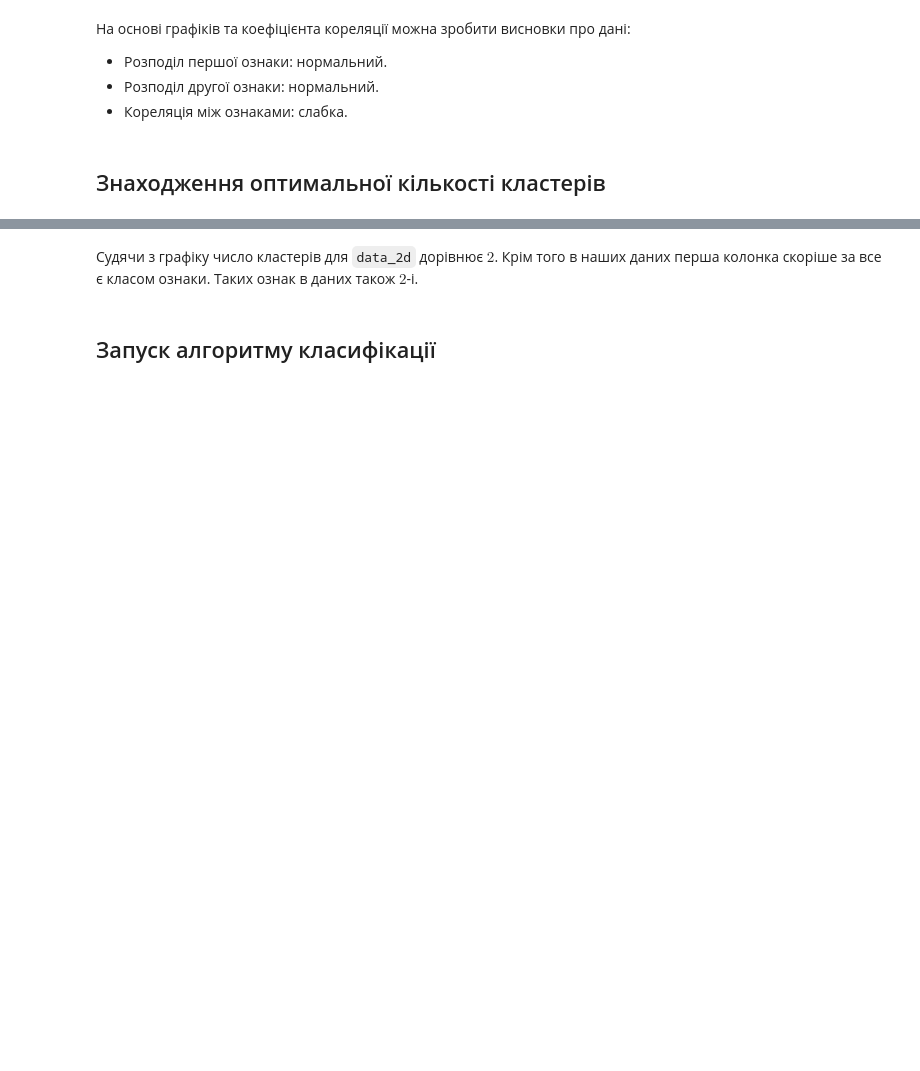
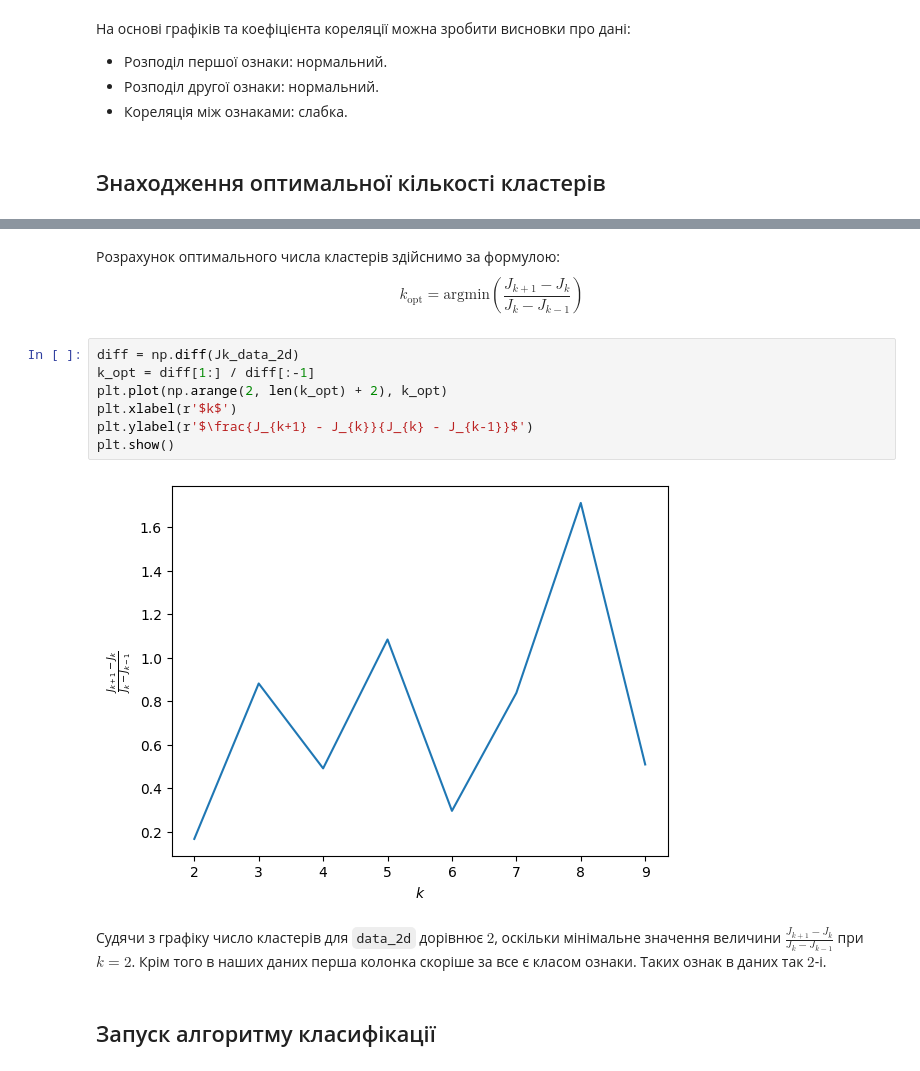
Before and after one commit to sergiokapone/DataScience, a Jupyter notebook: Hw6/Hw6.ipynb, the cells around one changed output, grey strips where cells are left out. Drawn from its saved outputs; the diff is of its cells as text; blank space fills up the shorter version.

```diff
--- a/Hw6/Hw6.ipynb
+++ b/Hw6/Hw6.ipynb
@@ -229,8 +230,22 @@ features = data_2d.iloc[:, 1:]
 Jk_data_2d = find_optimal_clusters(features, max_clusters=10)
 # %% [output]
 [figure]
+# %% [markdown]
+Розрахунок оптимального числа кластерів здійснимо за формулою:
+\begin{equation*}
+    k_\mathrm{opt} = \mathrm{argmin}\left(\frac{J_{k+1} - J_{k}}{J_{k} - J_{k-1}}\right)
+\end{equation*}
+# %%
+diff = np.diff(Jk_data_2d)
+k_opt = diff[1:] / diff[:-1]
+plt.plot(np.arange(2, len(k_opt) + 2), k_opt)
+plt.xlabel(r'$k$')
+plt.ylabel(r'$\frac{J_{k+1} - J_{k}}{J_{k} - J_{k-1}}$')
+plt.show()
+# %% [output]
+[figure, added]
 # %% [markdown]
-Судячи з графіку число кластерів для `data_2d` дорівнює $2$. Крім того в наших даних перша колонка скоріше за все є класом ознаки. Таких ознак в даних також $2$-і.
+Судячи з графіку число кластерів для `data_2d` дорівнює $2$, оскільки мінімальне значення величини $\frac{J_{k+1} - J_{k}}{J_{k} - J_{k-1}}$ при $k = 2$. Крім того в наших даних перша колонка скоріше за все є класом ознаки. Таких ознак в даних так $2$-і.
 # %% [markdown]
 ## Запуск алгоритму класифікації
 # %%
```
Also changed, not shown: parts of 8 cells of this notebook.
